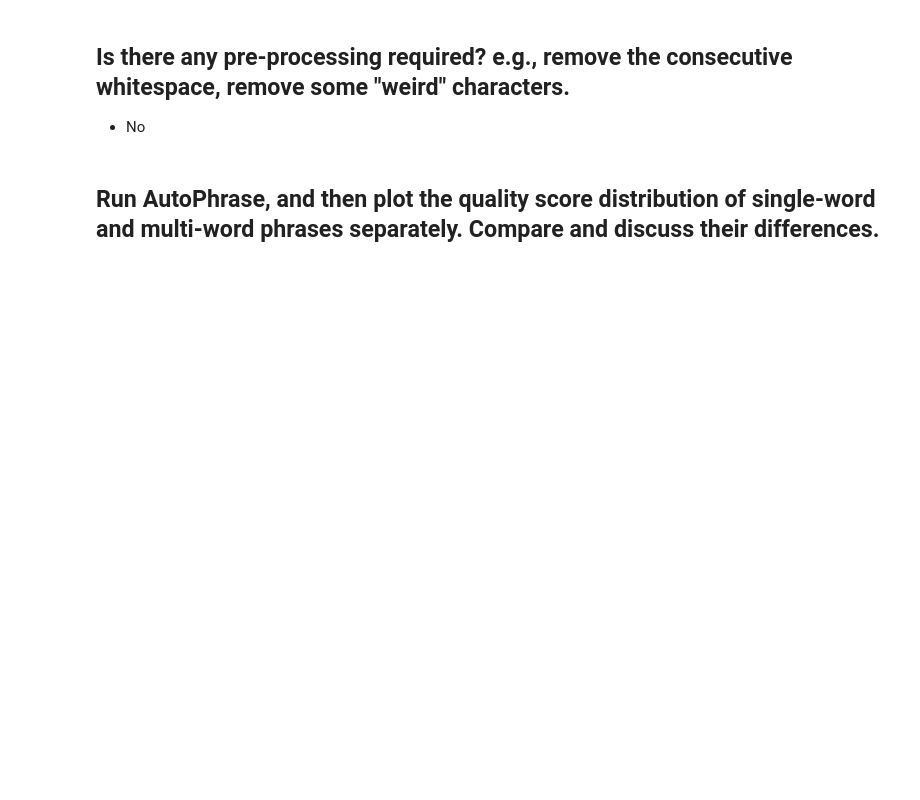
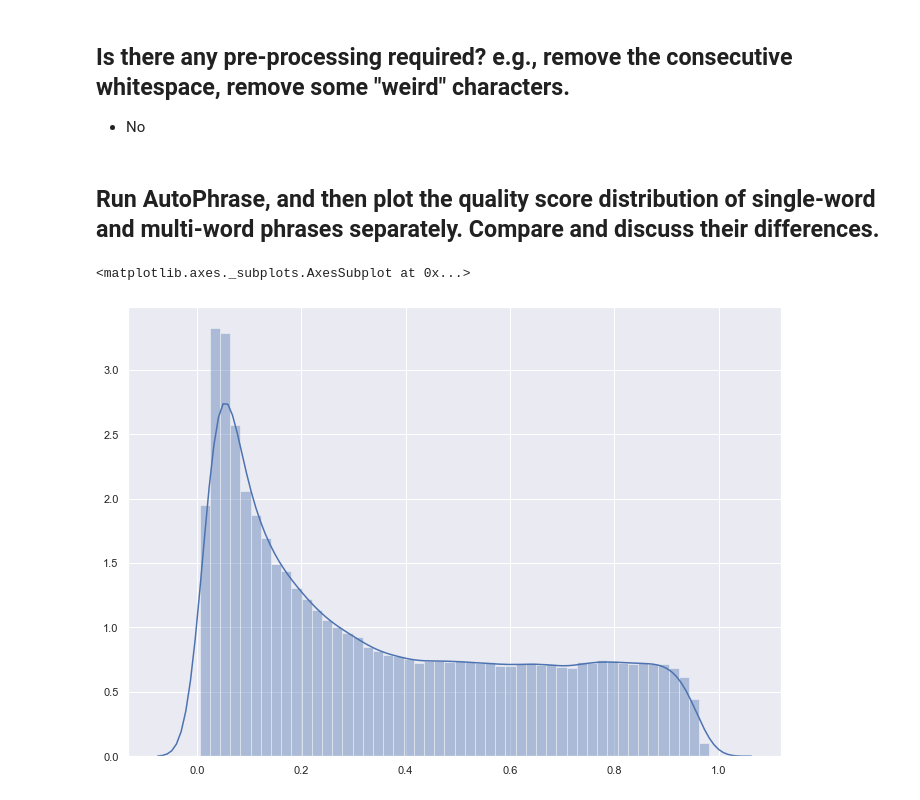
Before and after one commit to YichunRen/AutoPhrase, a Jupyter notebook: notebooks/1-joey-eda.ipynb, the cells around one changed output. Saved outputs shown, nothing was run; the diff lists cells and outputs as text; code cells hidden in the pictures; blank space fills up the shorter version.

```diff
--- a/notebooks/1-joey-eda.ipynb
+++ b/notebooks/1-joey-eda.ipynb
@@ -187,3 +263,19 @@ len(in_frequent_tokens) / len(all_token_count)
 - No
 # %% [markdown]
 ## Run AutoPhrase, and then plot the quality score distribution of single-word and multi-word phrases separately. Compare and discuss their differences.
+# %%
+output_dir = '../models/MyDBLP/'
+multi_word = open(output_dir + 'AutoPhrase_multi-words.txt').readlines()
+single_word = open(output_dir + 'AutoPhrase_single-word.txt').readlines()
+# %%
+multi_word_scores = []
+single_word_scores = []
+for line in multi_word:
+    multi_word_scores.append(float(line.split()[0]))
+for line in single_word:
+    single_word_scores.append(float(line.split()[0]))
+# %%
+sns.distplot(multi_word_scores)
+# %% [output]
+<matplotlib.axes._subplots.AxesSubplot at 0x...>
+[figure, added]
```
Also changed, not shown: parts of 28 cells of this notebook, 4 other files.
